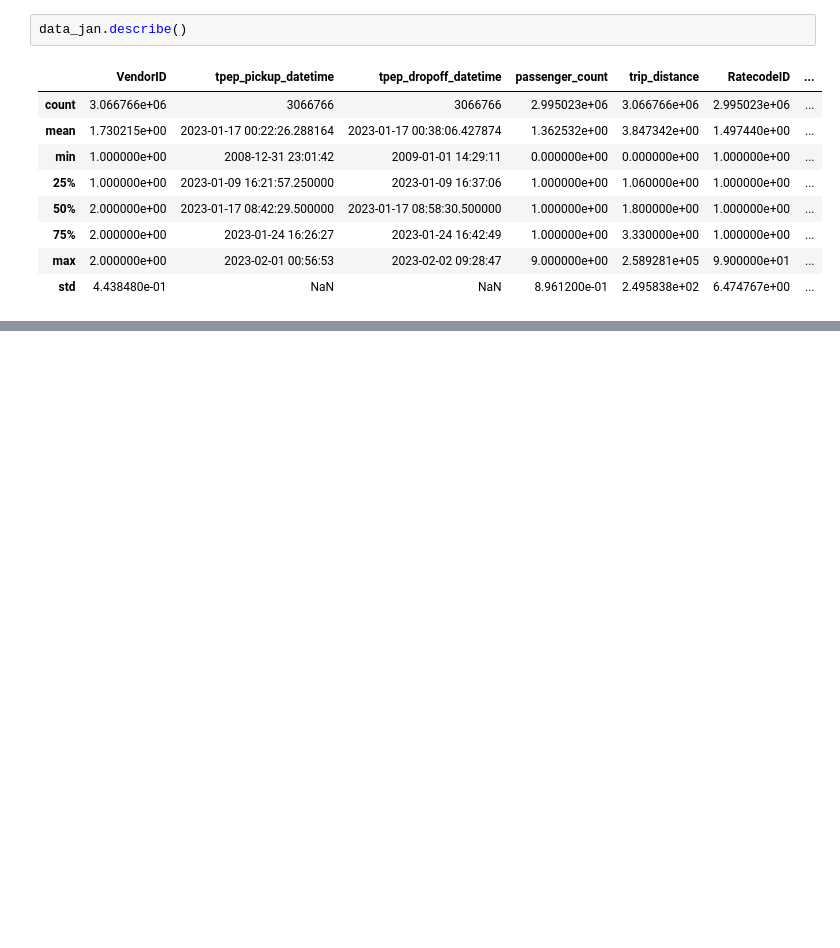
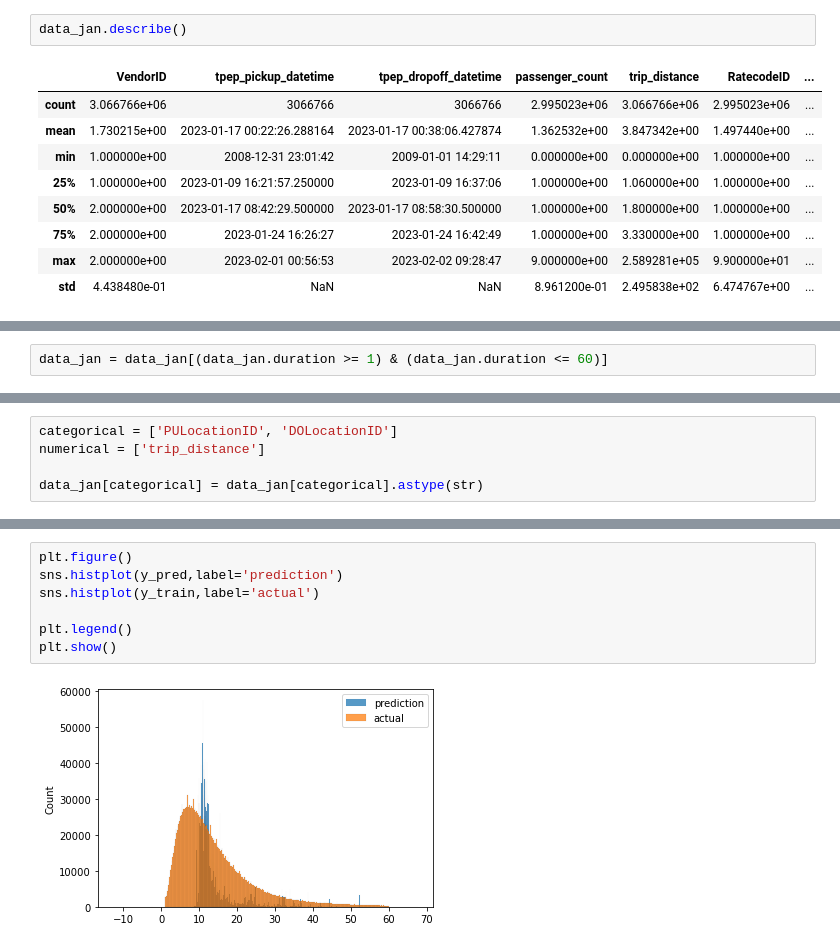
Before and after one commit to akhila222/mlops, a Jupyter notebook: intro/Homework_1.ipynb, the cells around one changed output, grey strips where cells are left out. Cells and saved outputs as stored; diff of their text form; blank space fills up the shorter version.

```diff
--- a/intro/Homework_1.ipynb
+++ b/intro/Homework_1.ipynb
@@ -94,0 +115,2 @@ FileNotFoundError: [Errno 2] No such file or directory: '/data/yellow_tripdata_2
+# %%
+data_jan = data_jan[(data_jan.duration >= 1) & (data_jan.duration <= 60)]
@@ -94,0 +121,5 @@ FileNotFoundError: [Errno 2] No such file or directory: '/data/yellow_tripdata_2
+# %%
+categorical = ['PULocationID', 'DOLocationID']
+numerical = ['trip_distance']
+
+data_jan[categorical] = data_jan[categorical].astype(str)
@@ -94,0 +147,9 @@ FileNotFoundError: [Errno 2] No such file or directory: '/data/yellow_tripdata_2
+# %%
+plt.figure()
+sns.histplot(y_pred,label='prediction')
+sns.histplot(y_train,label='actual')
+
+plt.legend()
+plt.show()
+# %% [output]
+[figure, added]
```
Also changed, not shown: parts of 17 cells of this notebook.
